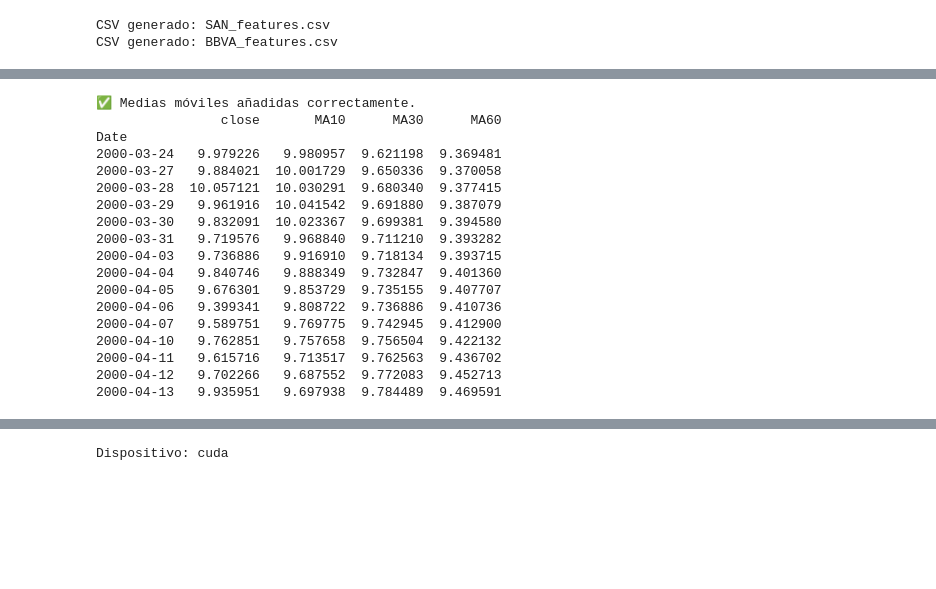
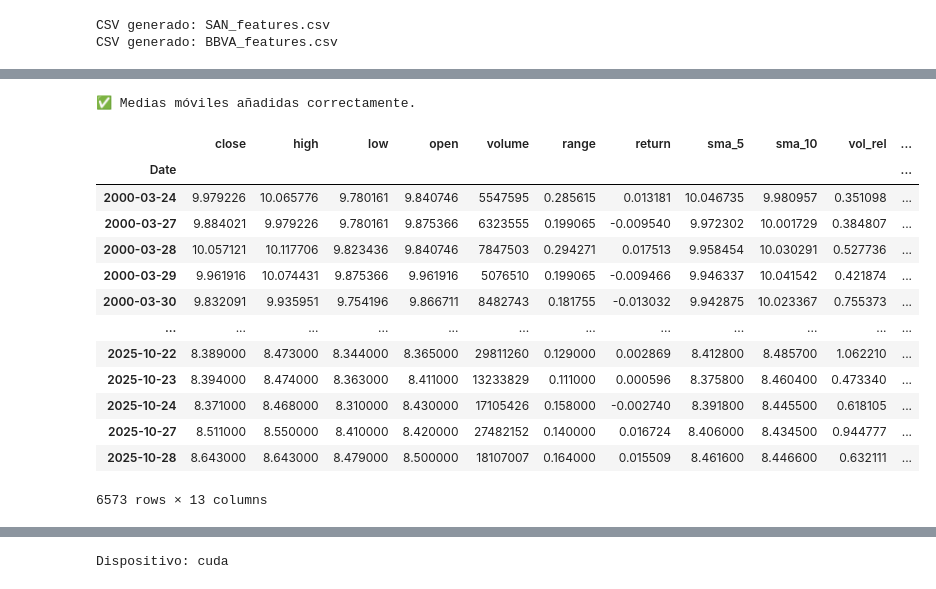
Before and after one commit to josean9/Caso02_Prediccion_BBVA_SANTANDER, a Jupyter notebook: notebooks/notebook2.ipynb, the cells around one changed output, grey strips where cells are left out. Saved outputs shown, nothing was run; the diff lists cells and outputs as text; code cells hidden in the pictures; blank space fills up the shorter version.

```diff
--- a/notebooks/notebook2.ipynb
+++ b/notebooks/notebook2.ipynb
@@ -250,26 +248,33 @@ df_san = df_san.dropna()
 df_bbva = df_bbva.dropna()
 
 print("✅ Medias móviles añadidas correctamente.")
-print(df_san[["close", "MA10", "MA30", "MA60"]].head(15))
+df_san = df_san[[
+    'close', 'high', 'low', 'open', 'volume', 'range', 'return',
+    'sma_5', 'sma_10', 'vol_rel', 'Sentiment_Numeric', 'MA30', 'MA60'
+]]
+df_bbva = df_bbva[[
+    'close', 'high', 'low', 'open', 'volume', 'range', 'return',
+    'sma_5', 'sma_10', 'vol_rel', 'Sentiment_Numeric', 'MA30', 'MA60'
+]]
 # %% [output]
 ✅ Medias móviles añadidas correctamente.
-                close       MA10      MA30      MA60
-Date
-2000-03-24   9.979226   9.980957  9.621198  9.369481
-2000-03-27   9.884021  10.001729  9.650336  9.370058
-2000-03-28  10.057121  10.030291  9.680340  9.377415
-2000-03-29   9.961916  10.041542  9.691880  9.387079
-2000-03-30   9.832091  10.023367  9.699381  9.394580
-2000-03-31   9.719576   9.968840  9.711210  9.393282
-2000-04-03   9.736886   9.916910  9.718134  9.393715
-2000-04-04   9.840746   9.888349  9.732847  9.401360
-2000-04-05   9.676301   9.853729  9.735155  9.407707
-2000-04-06   9.399341   9.808722  9.736886  9.410736
-2000-04-07   9.589751   9.769775  9.742945  9.412900
-2000-04-10   9.762851   9.757658  9.756504  9.422132
-2000-04-11   9.615716   9.713517  9.762563  9.436702
-2000-04-12   9.702266   9.687552  9.772083  9.452713
-2000-04-13   9.935951   9.697938  9.784489  9.469591
+# %%
+df_san
+# %% [output]
+|  | close | high | low | open | volume | range | return | sma_5 | sma_10 | vol_rel | ... |
+| Date |  |  |  |  |  |  |  |  |  |  | ... |
+| 2000-03-24 | 9.979226 | 10.065776 | 9.780161 | 9.840746 | 5547595 | 0.285615 | 0.013181 | 10.046735 | 9.980957 | 0.351098 | ... |
+| 2000-03-27 | 9.884021 | 9.979226 | 9.780161 | 9.875366 | 6323555 | 0.199065 | -0.009540 | 9.972302 | 10.001729 | 0.384807 | ... |
+| 2000-03-28 | 10.057121 | 10.117706 | 9.823436 | 9.840746 | 7847503 | 0.294271 | 0.017513 | 9.958454 | 10.030291 | 0.527736 | ... |
+| 2000-03-29 | 9.961916 | 10.074431 | 9.875366 | 9.961916 | 5076510 | 0.199065 | -0.009466 | 9.946337 | 10.041542 | 0.421874 | ... |
+| 2000-03-30 | 9.832091 | 9.935951 | 9.754196 | 9.866711 | 8482743 | 0.181755 | -0.013032 | 9.942875 | 10.023367 | 0.755373 | ... |
+| ... | ... | ... | ... | ... | ... | ... | ... | ... | ... | ... | ... |
+| 2025-10-22 | 8.389000 | 8.473000 | 8.344000 | 8.365000 | 29811260 | 0.129000 | 0.002869 | 8.412800 | 8.485700 | 1.062210 | ... |
+| 2025-10-23 | 8.394000 | 8.474000 | 8.363000 | 8.411000 | 13233829 | 0.111000 | 0.000596 | 8.375800 | 8.460400 | 0.473340 | ... |
+| 2025-10-24 | 8.371000 | 8.468000 | 8.310000 | 8.430000 | 17105426 | 0.158000 | -0.002740 | 8.391800 | 8.445500 | 0.618105 | ... |
+| 2025-10-27 | 8.511000 | 8.550000 | 8.410000 | 8.420000 | 27482152 | 0.140000 | 0.016724 | 8.406000 | 8.434500 | 0.944777 | ... |
+| 2025-10-28 | 8.643000 | 8.643000 | 8.479000 | 8.500000 | 18107007 | 0.164000 | 0.015509 | 8.461600 | 8.446600 | 0.632111 | ... |
+6573 rows × 13 columns
 # %%
 # ========= Bloque 1: helpers + escalado + ventanas =========
 import numpy as np
```
Also changed, not shown: parts of 14 cells of this notebook, 2 other files.
